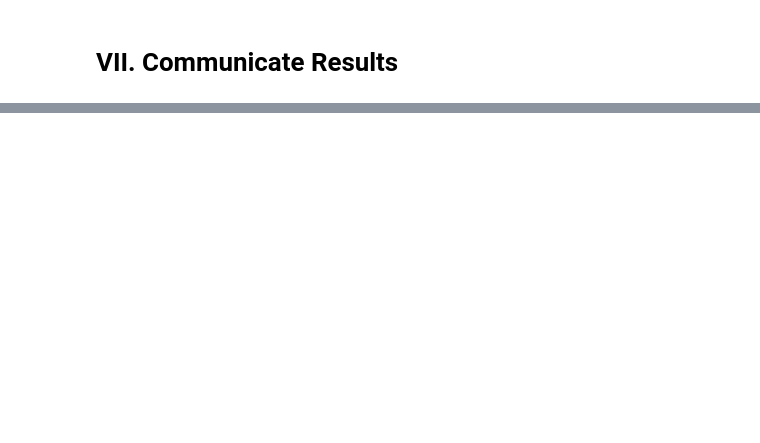
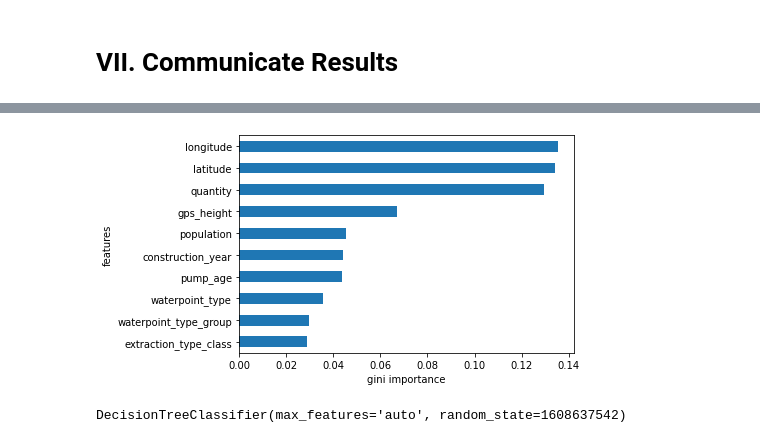
Before and after one commit to Vasanta2002/Data_Wrangling, a Jupyter notebook: JDS_SHR_222_guided_project_notes.ipynb, the cells around one changed output, grey strips where cells are left out. Cells and saved outputs as stored; diff of their text form; code cells hidden in the pictures; blank space fills up the shorter version.

```diff
--- a/JDS_SHR_222_guided_project_notes.ipynb
+++ b/JDS_SHR_222_guided_project_notes.ipynb
@@ -158,3 +162,13 @@ model_rf =
+# %%
+#Random Forest
+model_rf = make_pipeline(
+    OrdinalEncoder(),
+    SimpleImputer(strategy='mean'),
+    RandomForestClassifier(random_state=42, n_jobs=-1, max_samples=0.4)
+
+)
+
+model_rf .fit(X_train, y_train);
 # %% [markdown]
 # V. Check Metrics
 # %%
@@ -197,5 +224,18 @@ plt.xlabel('gini importance');
+# %%
+# random forest
+
+features = model_rf.named_steps['ordinalencoder'].get_feature_names()
+gini = model_rf.named_steps['randomforestclassifier'].feature_importances_
+pd.Series(data=gini, index=features).sort_values(key=abs).tail(10).plot(kind='barh')
+plt.ylabel('features')
+plt.xlabel('gini importance');
+# %% [output]
+[figure, added]
 # %%
 #first tree in the Random Forest
+model_rf.named_steps['randomforestclassifier'].estimators_[0]
+# %% [output]
+DecisionTreeClassifier(max_features='auto', random_state=1608637542)
 # %%
 #first tree in the Random Forest
 plt.figure(figsize=(60,15));
```
Also changed, not shown: parts of 12 cells of this notebook.
